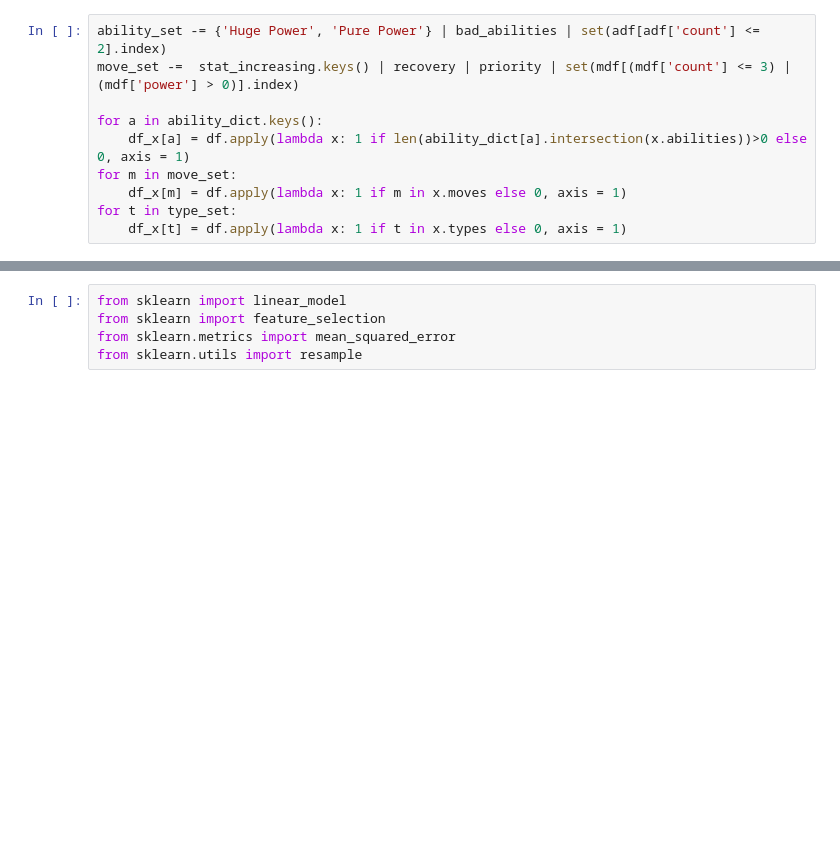
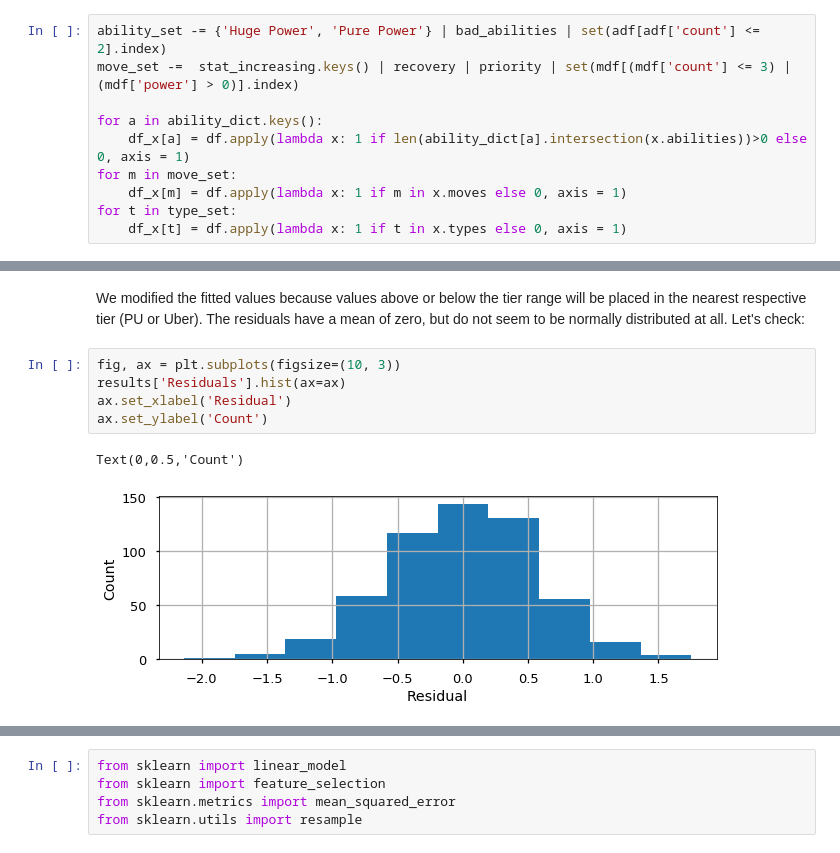
Before and after one commit to n2cholas/pokemon-analysis, a Jupyter notebook: Pokemon-Analysis.ipynb, the cells around one changed output, grey strips where cells are left out. Cells and saved outputs as stored; diff of their text form; blank space fills up the shorter version.

```diff
--- a/Pokemon-Analysis.ipynb
+++ b/Pokemon-Analysis.ipynb
@@ -894,0 +944,10 @@ for t in type_set:
+# %% [markdown]
+We modified the fitted values because values above or below the tier range will be placed in the nearest respective tier (PU or Uber). The residuals have a mean of zero, but do not seem to be normally distributed at all. Let's check:
+# %%
+fig, ax = plt.subplots(figsize=(10, 3))
+results['Residuals'].hist(ax=ax)
+ax.set_xlabel('Residual')
+ax.set_ylabel('Count')
+# %% [output]
+Text(0,0.5,'Count')
+[figure, added]
```
Also changed, not shown: parts of 35 cells of this notebook, 4 other files.
